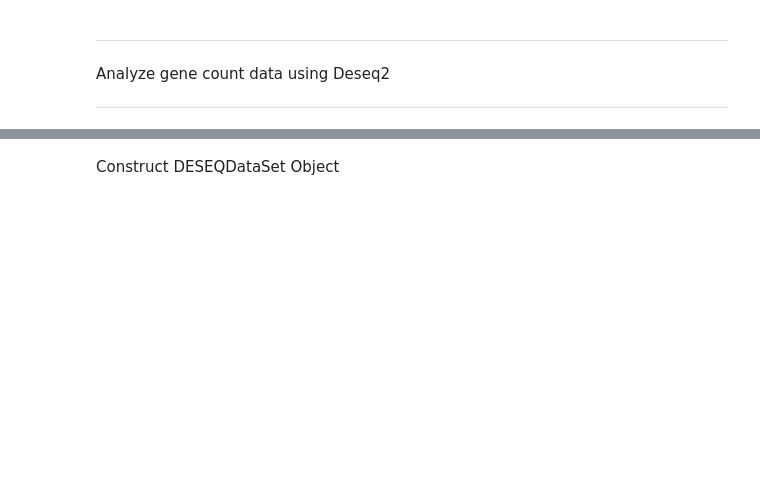
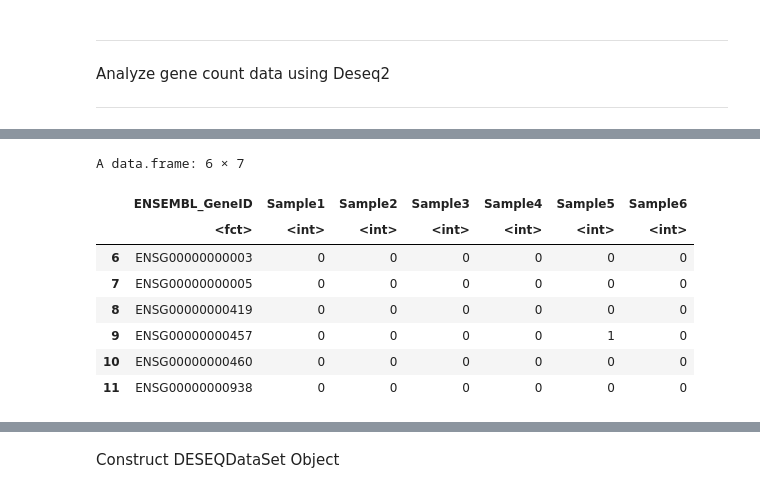
Before and after one commit to Mangul-Lab-USC/RNA-SEQ-Tutorial-PART1, a Jupyter notebook: Deseq2_R.ipynb, the cells around one changed output, grey strips where cells are left out. Saved outputs shown, nothing was run; the diff lists cells and outputs as text; code cells hidden in the pictures; blank space fills up the shorter version.

```diff
--- a/Deseq2_R.ipynb
+++ b/Deseq2_R.ipynb
@@ -81,0 +179,21 @@ A data.frame: 8 × 4
+# %%
+countData <- read.csv('htseqcount_matrix.txt', header = TRUE, sep = "\t")
+countData = countData[-c(1,2,3,4,5),]
+head(countData)
+
+# count_matrix: should be a dataframe with each column as count, and a id column for gene id
+#         example:
+#         id    sampleA    sampleB
+#         geneA    5        1
+#         geneB    4        5
+#         geneC    1        2
+# %% [output]
+A data.frame: 6 × 7
+|  | ENSEMBL_GeneID | Sample1 | Sample2 | Sample3 | Sample4 | Sample5 | Sample6 |
+|  | <fct> | <int> | <int> | <int> | <int> | <int> | <int> |
+| 6 | ENSG00000000003 | 0 | 0 | 0 | 0 | 0 | 0 |
+| 7 | ENSG00000000005 | 0 | 0 | 0 | 0 | 0 | 0 |
+| 8 | ENSG00000000419 | 0 | 0 | 0 | 0 | 0 | 0 |
+| 9 | ENSG00000000457 | 0 | 0 | 0 | 0 | 1 | 0 |
+| 10 | ENSG00000000460 | 0 | 0 | 0 | 0 | 0 | 0 |
+| 11 | ENSG00000000938 | 0 | 0 | 0 | 0 | 0 | 0 |
```
Also changed, not shown: parts of 43 cells of this notebook, 4 other files.
